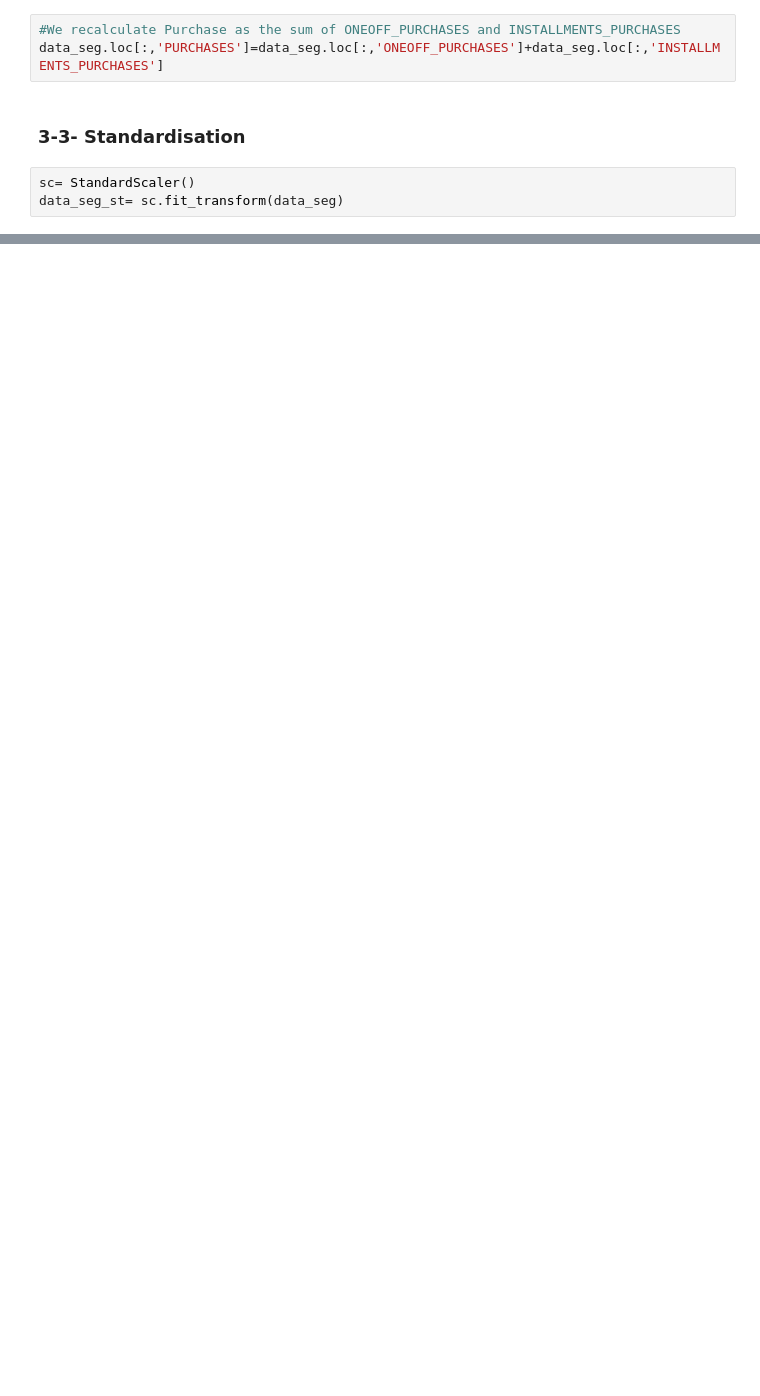
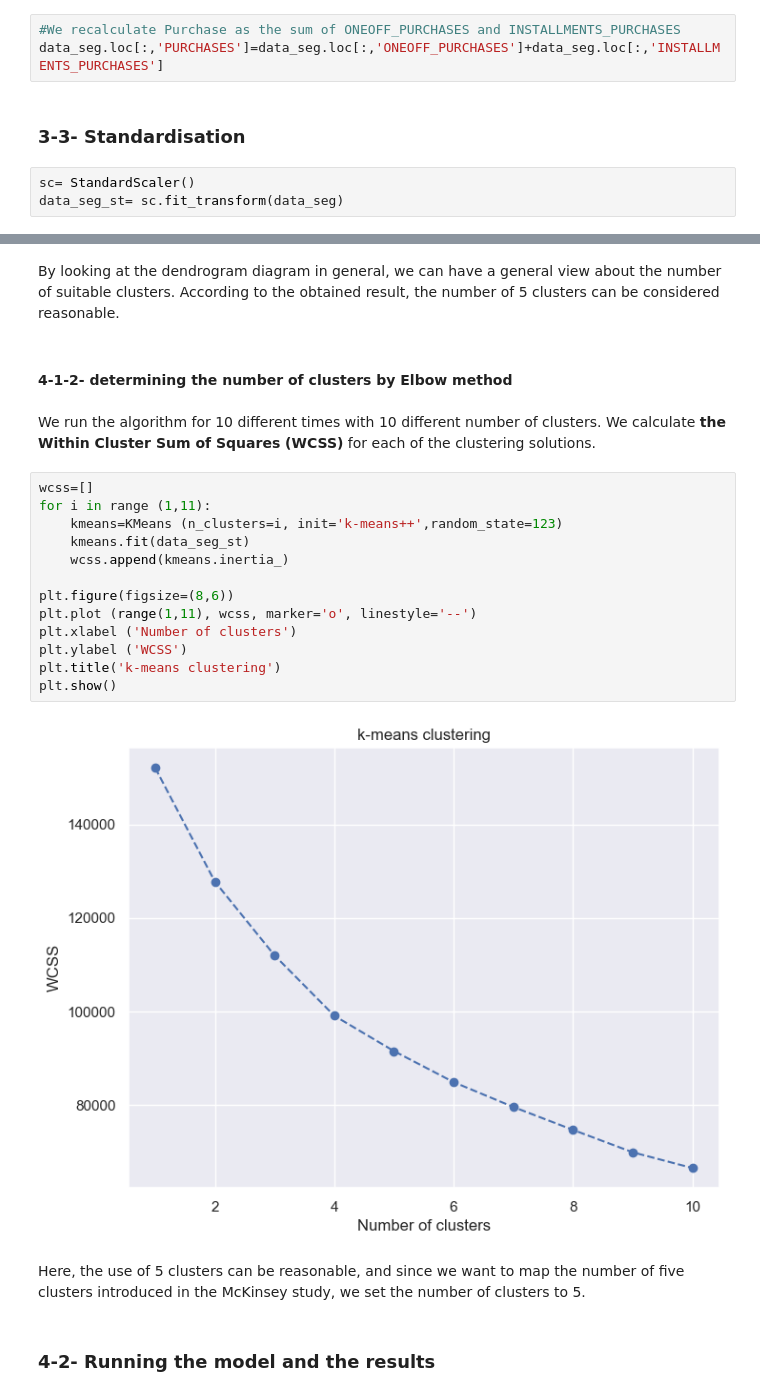
Before and after one commit to MostafaGorgani/CreditCardCustomers-segmentation, a Jupyter notebook: 1-Creditcard customers clustering/CreditCardCustomers Segmentation.ipynb, the cells around one changed output, grey strips where cells are left out. Cells and saved outputs as stored; diff of their text form; blank space fills up the shorter version.

```diff
--- a/1-Creditcard customers clustering/CreditCardCustomers Segmentation.ipynb
+++ b/1-Creditcard customers clustering/CreditCardCustomers Segmentation.ipynb
@@ -204,0 +221,25 @@ data_seg_st= sc.fit_transform(data_seg)
+# %% [markdown]
+By looking at the dendrogram diagram in general, we can have a general view about the number of suitable clusters. According to the obtained result, the number of 5 clusters can be considered reasonable.
+# %% [markdown]
+#### 4-1-2- determining the number of clusters by Elbow method
+# %% [markdown]
+We run the algorithm for 10 different times with 10 different number of clusters. We calculate **the Within Cluster Sum of Squares (WCSS)** for each of the clustering solutions.
+# %%
+wcss=[]
+for i in range (1,11):
+    kmeans=KMeans (n_clusters=i, init='k-means++',random_state=123)
+    kmeans.fit(data_seg_st)
+    wcss.append(kmeans.inertia_)
+
+plt.figure(figsize=(8,6))
+plt.plot (range(1,11), wcss, marker='o', linestyle='--')
+plt.xlabel ('Number of clusters')
+plt.ylabel ('WCSS')
+plt.title('k-means clustering')
+plt.show()
+# %% [output]
+[figure, added]
+# %% [markdown]
+Here, the use of 5 clusters can be reasonable, and since we want to map the number of five clusters introduced in the McKinsey study, we set the number of clusters to 5.
+# %% [markdown]
+### 4-2- Running the model and the results
```
Also changed, not shown: parts of 10 cells of this notebook.
